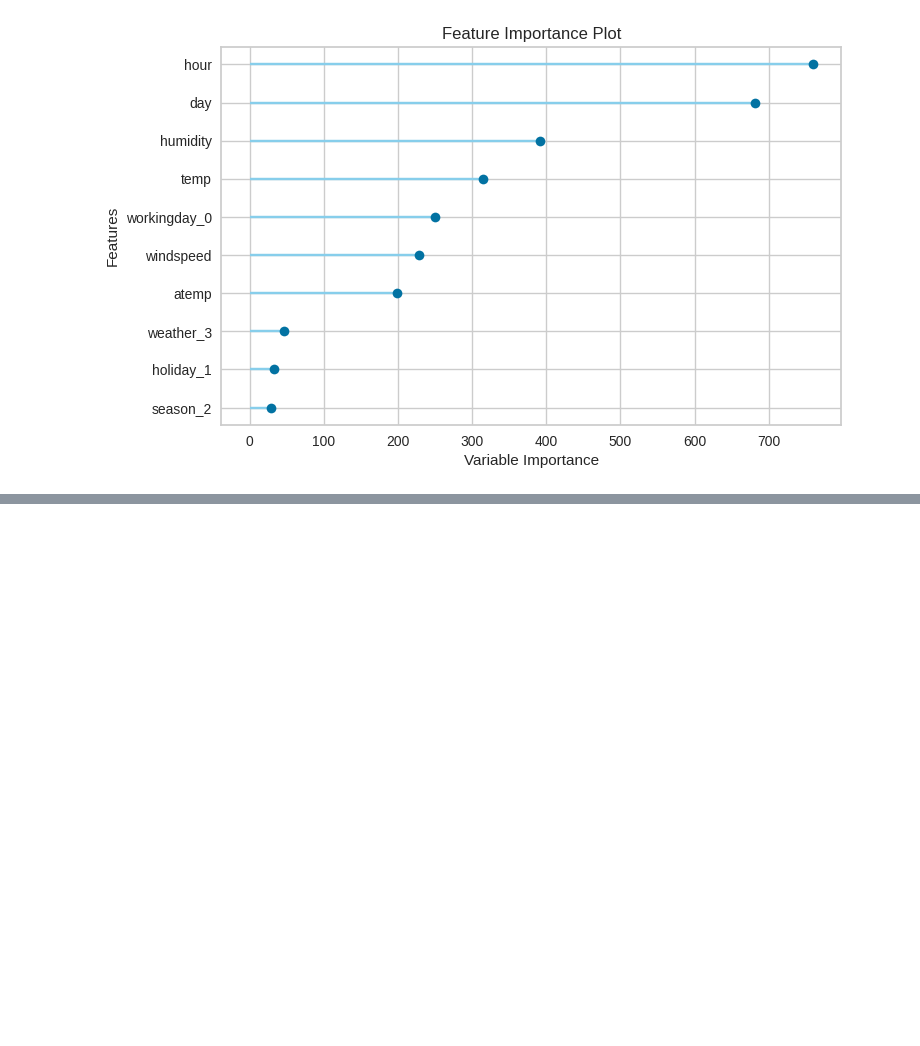
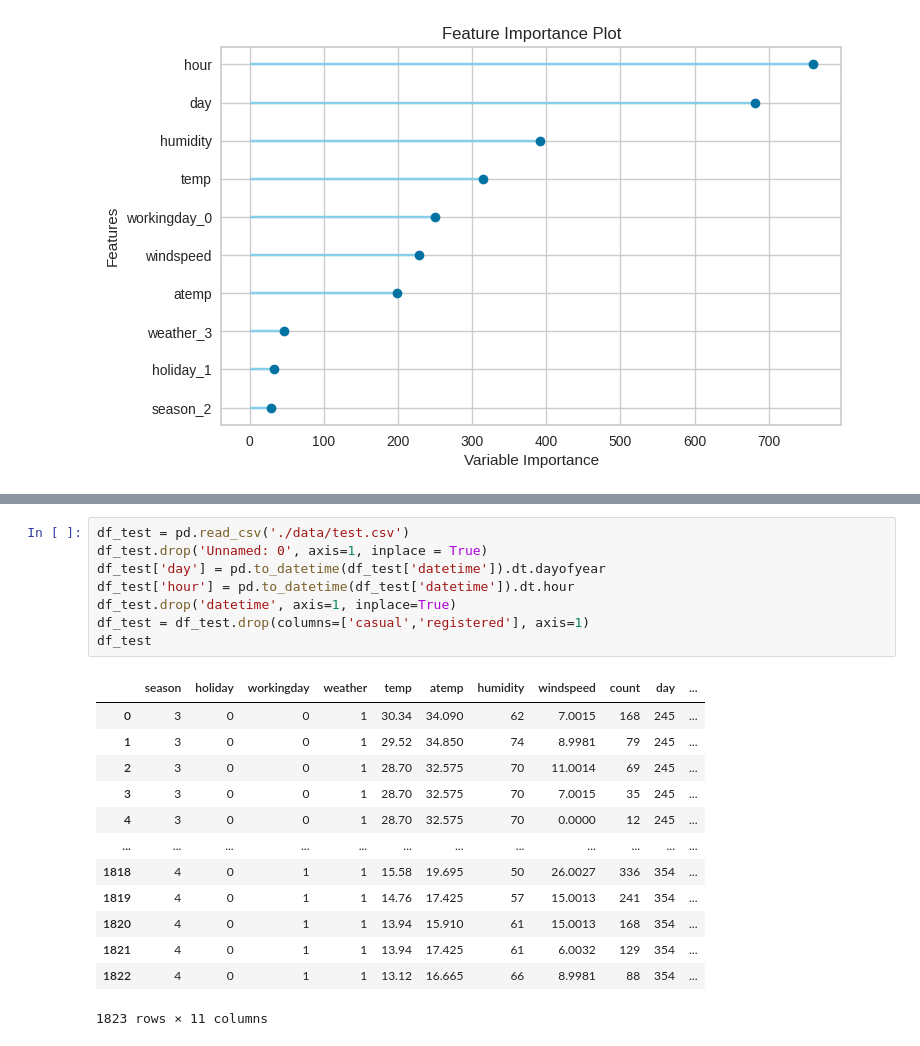
Before and after one commit to yayahamour/project_bike, a Jupyter notebook: pycaret_test.ipynb, the cells around one changed output, grey strips where cells are left out. Saved outputs shown, nothing was run; the diff lists cells and outputs as text; blank space fills up the shorter version.

```diff
--- a/pycaret_test.ipynb
+++ b/pycaret_test.ipynb
@@ -90,0 +129,22 @@ plot_model(best, plot='feature')
+# %%
+df_test = pd.read_csv('./data/test.csv')
+df_test.drop('Unnamed: 0', axis=1, inplace = True)
+df_test['day'] = pd.to_datetime(df_test['datetime']).dt.dayofyear
+df_test['hour'] = pd.to_datetime(df_test['datetime']).dt.hour
+df_test.drop('datetime', axis=1, inplace=True)
+df_test = df_test.drop(columns=['casual','registered'], axis=1)
+df_test
+# %% [output]
+|  | season | holiday | workingday | weather | temp | atemp | humidity | windspeed | count | day | ... |
+| 0 | 3 | 0 | 0 | 1 | 30.34 | 34.090 | 62 | 7.0015 | 168 | 245 | ... |
+| 1 | 3 | 0 | 0 | 1 | 29.52 | 34.850 | 74 | 8.9981 | 79 | 245 | ... |
+| 2 | 3 | 0 | 0 | 1 | 28.70 | 32.575 | 70 | 11.0014 | 69 | 245 | ... |
+| 3 | 3 | 0 | 0 | 1 | 28.70 | 32.575 | 70 | 7.0015 | 35 | 245 | ... |
+| 4 | 3 | 0 | 0 | 1 | 28.70 | 32.575 | 70 | 0.0000 | 12 | 245 | ... |
+| ... | ... | ... | ... | ... | ... | ... | ... | ... | ... | ... | ... |
+| 1818 | 4 | 0 | 1 | 1 | 15.58 | 19.695 | 50 | 26.0027 | 336 | 354 | ... |
+| 1819 | 4 | 0 | 1 | 1 | 14.76 | 17.425 | 57 | 15.0013 | 241 | 354 | ... |
+| 1820 | 4 | 0 | 1 | 1 | 13.94 | 15.910 | 61 | 15.0013 | 168 | 354 | ... |
+| 1821 | 4 | 0 | 1 | 1 | 13.94 | 17.425 | 61 | 6.0032 | 129 | 354 | ... |
+| 1822 | 4 | 0 | 1 | 1 | 13.12 | 16.665 | 66 | 8.9981 | 88 | 354 | ... |
+1823 rows × 11 columns
```
Also changed, not shown: parts of 14 cells of this notebook, 3 other files.
